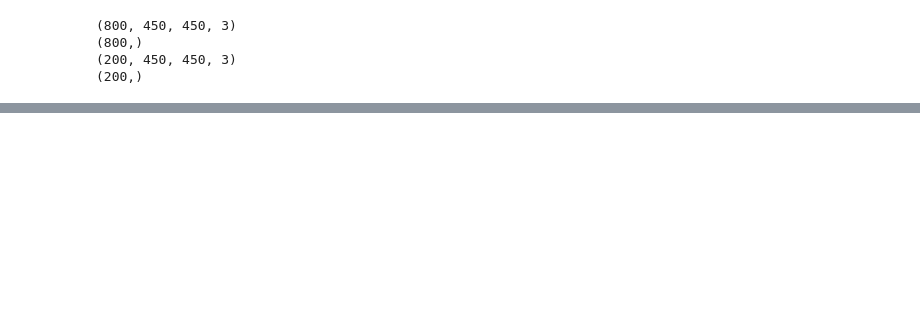
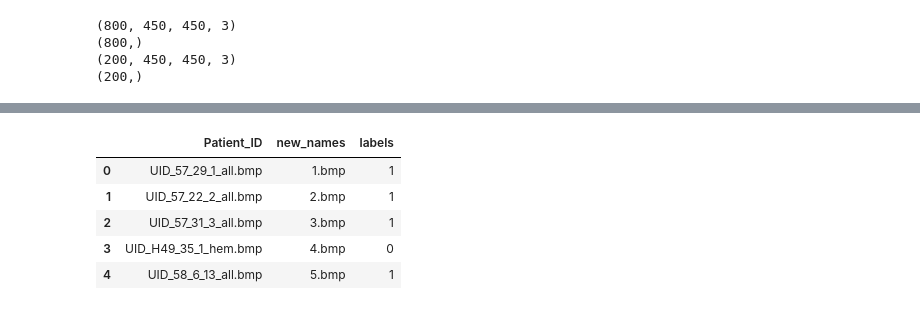
Before and after one commit to Karlobyo/leukemic_cell_detective_project, a Jupyter notebook: notebooks/Leukemic_cell_detective_cloud.ipynb, the cells around one changed output, grey strips where cells are left out. Cells and saved outputs as stored; diff of their text form; code cells hidden in the pictures; blank space fills up the shorter version.

```diff
--- a/notebooks/Leukemic_cell_detective_cloud.ipynb
+++ b/notebooks/Leukemic_cell_detective_cloud.ipynb
@@ -267,0 +326,14 @@ base_model.evaluate(X_test, y_test)
+# %%
+labels = bucket.blob("C-NMC_Leukemia/testing_data/C-NMC_test_prelim_phase_data_labels.csv")
+csv_data = labels.download_to_filename('test_labels')
+
+# Create a Pandas DataFrame from the CSV data
+test_img_labels = pd.read_csv('test_labels')
+test_img_labels.head()
+# %% [output]
+|  | Patient_ID | new_names | labels |
+| 0 | UID_57_29_1_all.bmp | 1.bmp | 1 |
+| 1 | UID_57_22_2_all.bmp | 2.bmp | 1 |
+| 2 | UID_57_31_3_all.bmp | 3.bmp | 1 |
+| 3 | UID_H49_35_1_hem.bmp | 4.bmp | 0 |
+| 4 | UID_58_6_13_all.bmp | 5.bmp | 1 |
```
Also changed, not shown: parts of 55 cells of this notebook, 7 other files.
